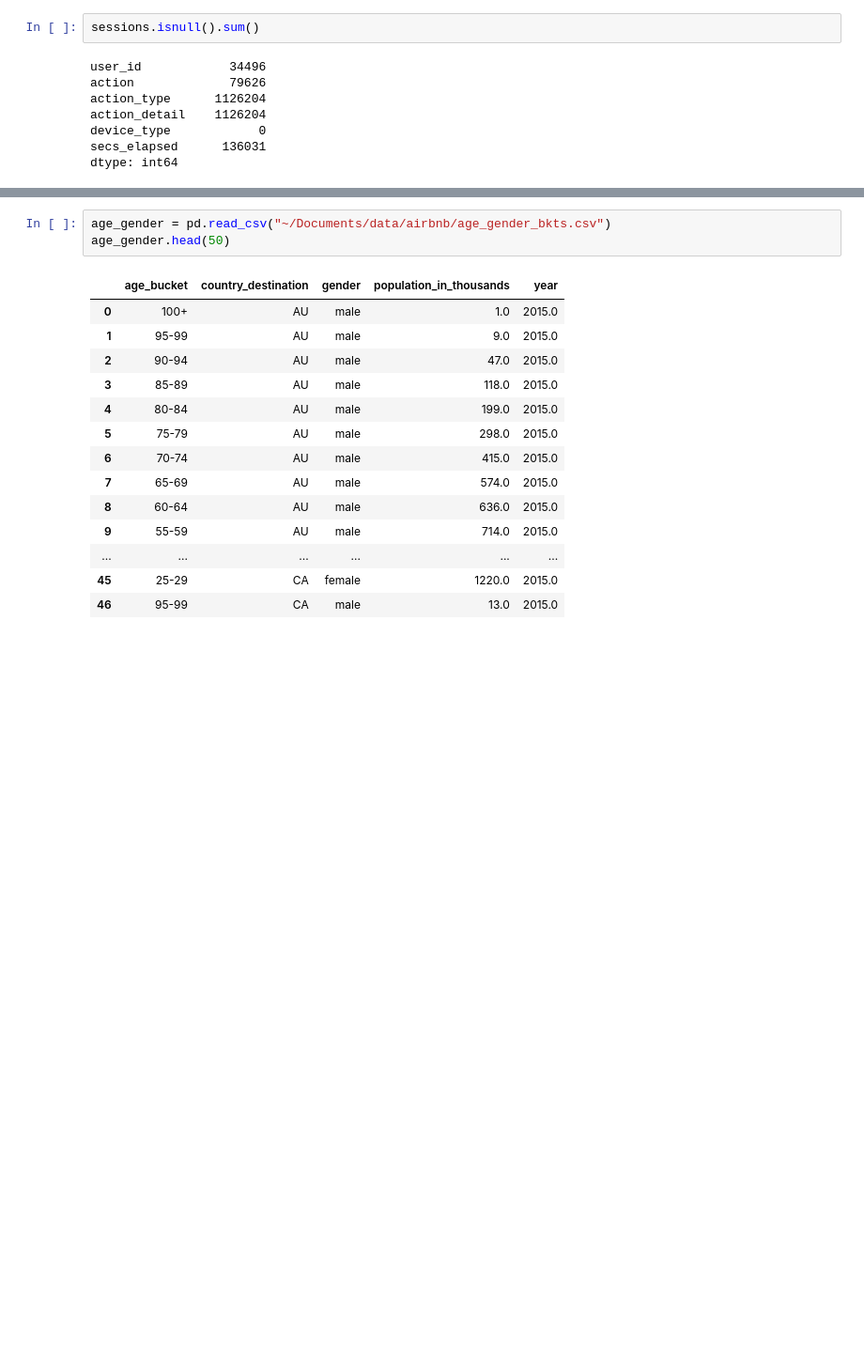
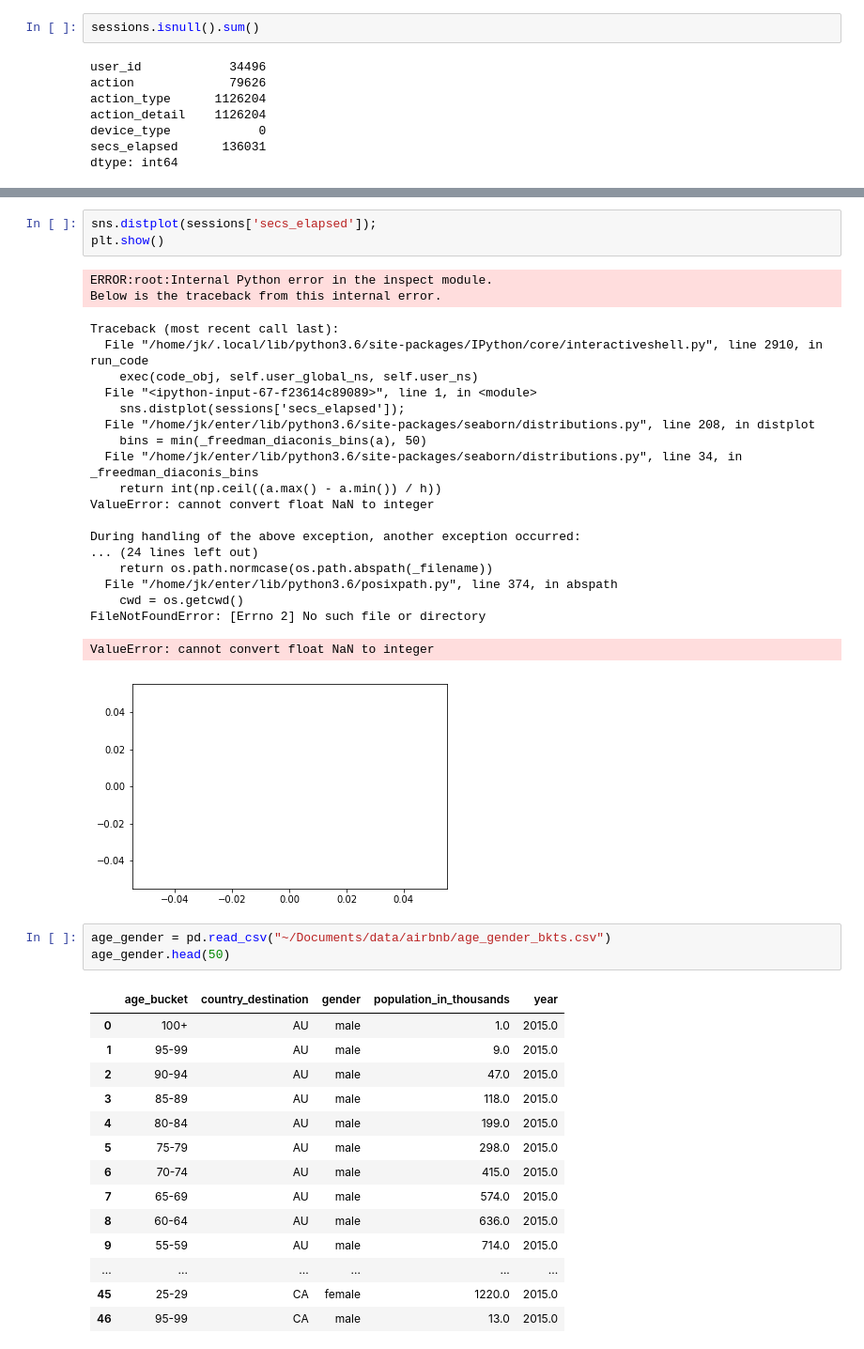
Before and after one commit to wjy5446/airbnb-new-booking, a Jupyter notebook: joe/airbnb_V1.0(EDA)_junki.ipynb, the cells around one changed output, grey strips where cells are left out. Shown at 94% size. Drawn from its saved outputs; the diff is of its cells as text; blank space fills up the shorter version.

Commit message:
airbnb missing value in process

```diff
--- a/joe/airbnb_V1.0(EDA)_junki.ipynb
+++ b/joe/airbnb_V1.0(EDA)_junki.ipynb
@@ -46,3 +87,28 @@ dtype: int64
+# %%
+sns.distplot(sessions['secs_elapsed']);
+plt.show()
+# %% [output]
+ERROR:root:Internal Python error in the inspect module.
+Below is the traceback from this internal error.
+Traceback (most recent call last):
+  File "/home/jk/.local/lib/python3.6/site-packages/IPython/core/interactiveshell.py", line 2910, in run_code
+    exec(code_obj, self.user_global_ns, self.user_ns)
+  File "<ipython-input-67-f23614c89089>", line 1, in <module>
+    sns.distplot(sessions['secs_elapsed']);
+  File "/home/jk/enter/lib/python3.6/site-packages/seaborn/distributions.py", line 208, in distplot
+    bins = min(_freedman_diaconis_bins(a), 50)
+  File "/home/jk/enter/lib/python3.6/site-packages/seaborn/distributions.py", line 34, in _freedman_diaconis_bins
+    return int(np.ceil((a.max() - a.min()) / h))
+ValueError: cannot convert float NaN to integer
+
+During handling of the above exception, another exception occurred:
+... (24 lines left out)
+    return os.path.normcase(os.path.abspath(_filename))
+  File "/home/jk/enter/lib/python3.6/posixpath.py", line 374, in abspath
+    cwd = os.getcwd()
+FileNotFoundError: [Errno 2] No such file or directory
+ValueError: cannot convert float NaN to integer
+[figure, added]
 # %%
 age_gender = pd.read_csv("~/Documents/data/airbnb/age_gender_bkts.csv")
 age_gender.head(50)
```
Also changed, not shown: parts of 6 cells of this notebook.
